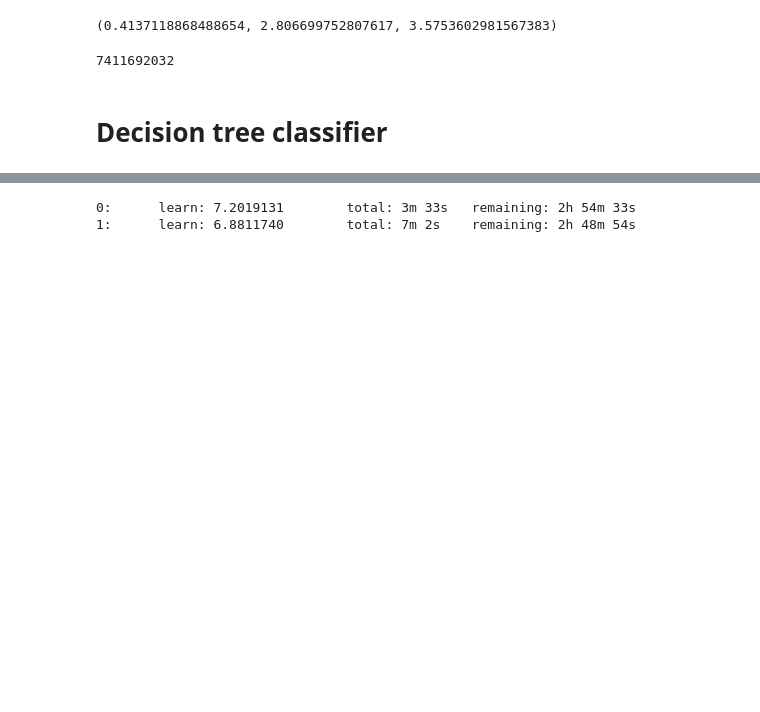
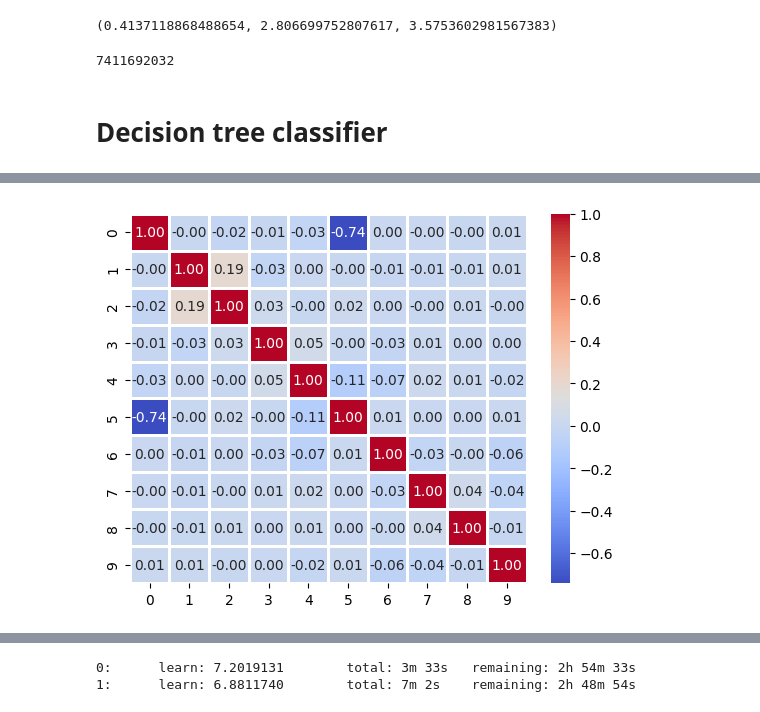
Before and after one commit to briag1/ProjetLong, a Jupyter notebook: Projet_Long_3_dt.ipynb, the cells around one changed output, grey strips where cells are left out. Drawn from its saved outputs; the diff is of its cells as text; code cells hidden in the pictures; blank space fills up the shorter version.

```diff
--- a/Projet_Long_3_dt.ipynb
+++ b/Projet_Long_3_dt.ipynb
@@ -1849,14 +1857,16 @@ tensor(1517)
 # %%
 import seaborn as sns
 import pandas as pd
 
 def get_correlation(inputs):
     df = pd.DataFrame(inputs)
     corr = df.corr()
     sns.heatmap(corr, annot=True, cmap='coolwarm', fmt='.2f', linewidths=2)
     return corr
 
-corr = get_correlation(inputs_with_pos_id_and_time_to_end)
+corr = get_correlation(inputs)
+# %% [output]
+[figure, added]
 # %%
 import numpy as np
 from sklearn.tree import DecisionTreeClassifier
```
Also changed, not shown: parts of 10 cells of this notebook.
